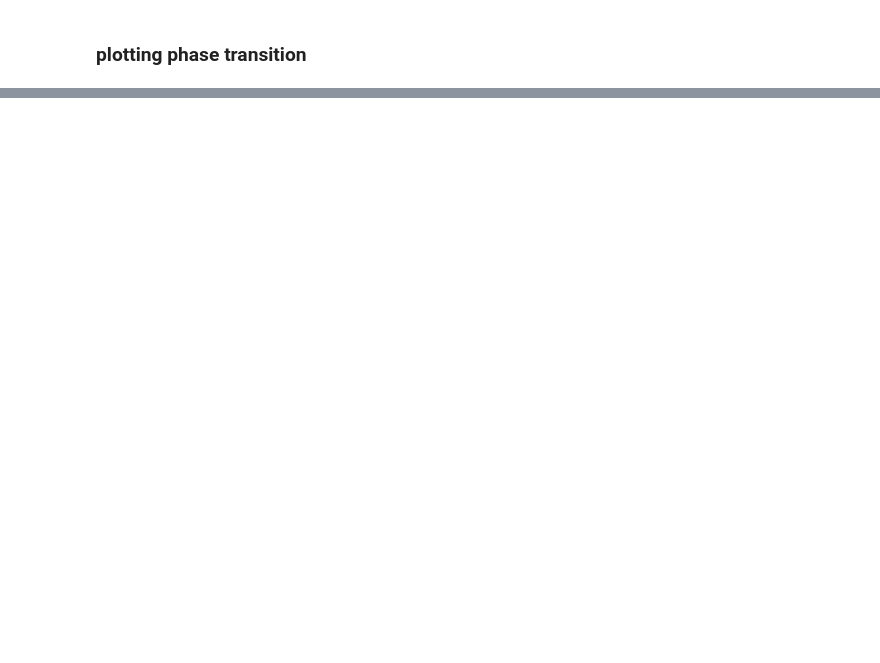
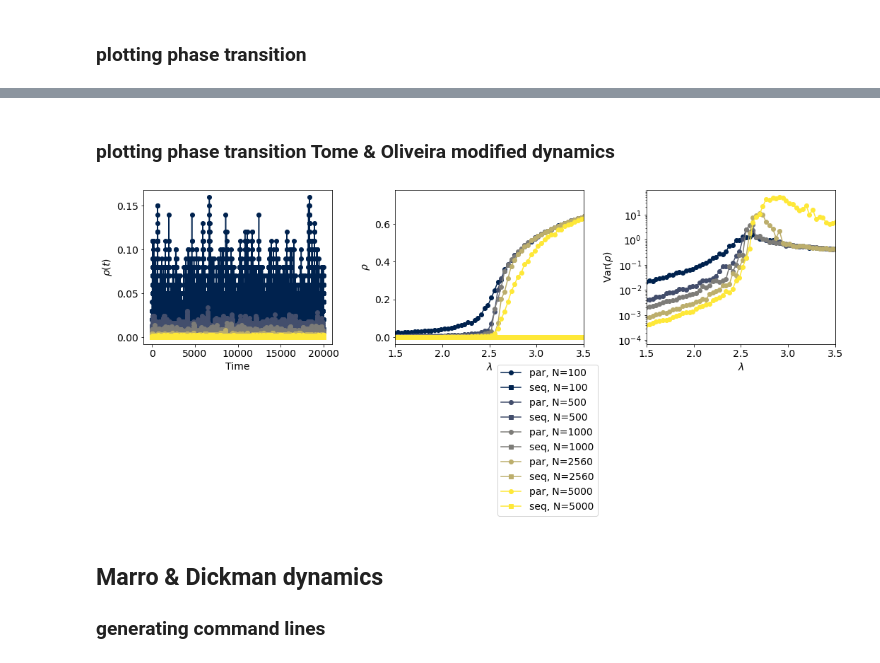
Before and after one commit to mgirardis/contact-process, a Jupyter notebook: check_phase_transition.ipynb, the cells around one changed output, grey strips where cells are left out. Drawn from its saved outputs; the diff is of its cells as text; code cells hidden in the pictures; blank space fills up the shorter version.

```diff
--- a/check_phase_transition.ipynb
+++ b/check_phase_transition.ipynb
@@ -90,0 +114,71 @@ plt.show()
+# %% [markdown]
+### plotting phase transition Tome & Oliveira modified dynamics
+# %%
+import os
+import glob
+import numpy
+import matplotlib.pyplot as plt
+import modules.phasetransdata as ptd
+
+#data_to_plot = ['seq','par']
+data_to_plot = ['par','seq']
+
+input_dir = ['test_sim/phase_trans_TO/N100/corr_ring',
+             'test_sim/phase_trans_TO/N500/corr_ring',
+             'test_sim/phase_trans_TO/N1000/corr_ring',
+             'test_sim/phase_trans_TO/N2560/corr_ring',
+             'test_sim/phase_trans_TO/N5000/corr_ring']
+
+
+if 'par' in data_to_plot:
+    pt_par,d_par = ptd.unpack_list_of_tuples([ ptd.calc_phasetrans_params_struct(glob.glob(os.path.join(inpd,'*_par_*.mat')),k1=10000,k2=10000,return_file_data=True) for inpd in input_dir ])
+if 'seq' in data_to_plot:
+    pt_seq,d_seq = ptd.unpack_list_of_tuples([ ptd.calc_phasetrans_params_struct(glob.glob(os.path.join(inpd,'*_seq_*.mat')),k1=10000,k2=10000,return_file_data=True) for inpd in input_dir ])
+
+
+N_values     = numpy.array(ptd.get_par_value_from_str(input_dir,'N')) #numpy.array([ dd[0].N for dd in d_par ])
+
+
+colors = plt.get_cmap('cividis')(numpy.linspace(0,1,N_values.size))
+
+plt.rcParams.update({'font.size':14})
+fig,ax = plt.subplots(nrows=1,ncols=3,figsize=(15,4))
+
+ax[2].sharex(ax[1])
+
+ind = 20
+
+for k,N in enumerate(N_values):
+    if 'par' in data_to_plot:
+        if len(d_par):
+            ax[0].plot(d_par[k][ind].time , d_par[k][ind].rho ,'-o',label=f'par, N={N}',color=colors[k])
+        ax[1].plot(     pt_par[k].l      , pt_par[k].rho    ,'-o',label=f'par, N={N}',color=colors[k])
+        ax[2].plot(     pt_par[k].l      , pt_par[k].suscept,'-o',label=f'par, N={N}',color=colors[k])
+    if 'seq' in data_to_plot:
+        if len(d_seq):
+            ax[0].plot(d_seq[k][ind].time/d_seq[k][ind].dt , d_seq[k][ind].rho ,'-s',label=f'seq, N={N}',color=colors[k])
+        ax[1].plot(    pt_seq[k].l                       , pt_seq[k].rho    ,'-s',label=f'seq, N={N}',color=colors[k])
+        ax[2].plot(    pt_seq[k].l                       , pt_seq[k].suscept,'-s',label=f'seq, N={N}',color=colors[k])
+    ax[0].set_xlabel('Time')
+    ax[0].set_ylabel('$\\rho(t)$')
+    #ax[0].set_xscale('log')
+    #ax[0].set_yscale('log')
+    ax[1].set_xlabel('$\\lambda$')
+    ax[1].set_ylabel('$\\rho$')
+    ax[2].set_xlabel('$\\lambda$')
+    ax[2].set_ylabel('Var($\\rho$)')
+    ax[2].set_yscale('log')
+
+ax[1].set_xlim((1.5,3.5))
+
+plt.tight_layout()
+
+ax[1].legend(bbox_to_anchor=(1.1,-0.1), loc='upper right')
+
+plt.show()
+# %% [output]
+[figure, added]
+# %% [markdown]
+## Marro & Dickman dynamics
+
+### generating command lines
```
Also changed, not shown: parts of 7 cells of this notebook, 6 other files.
